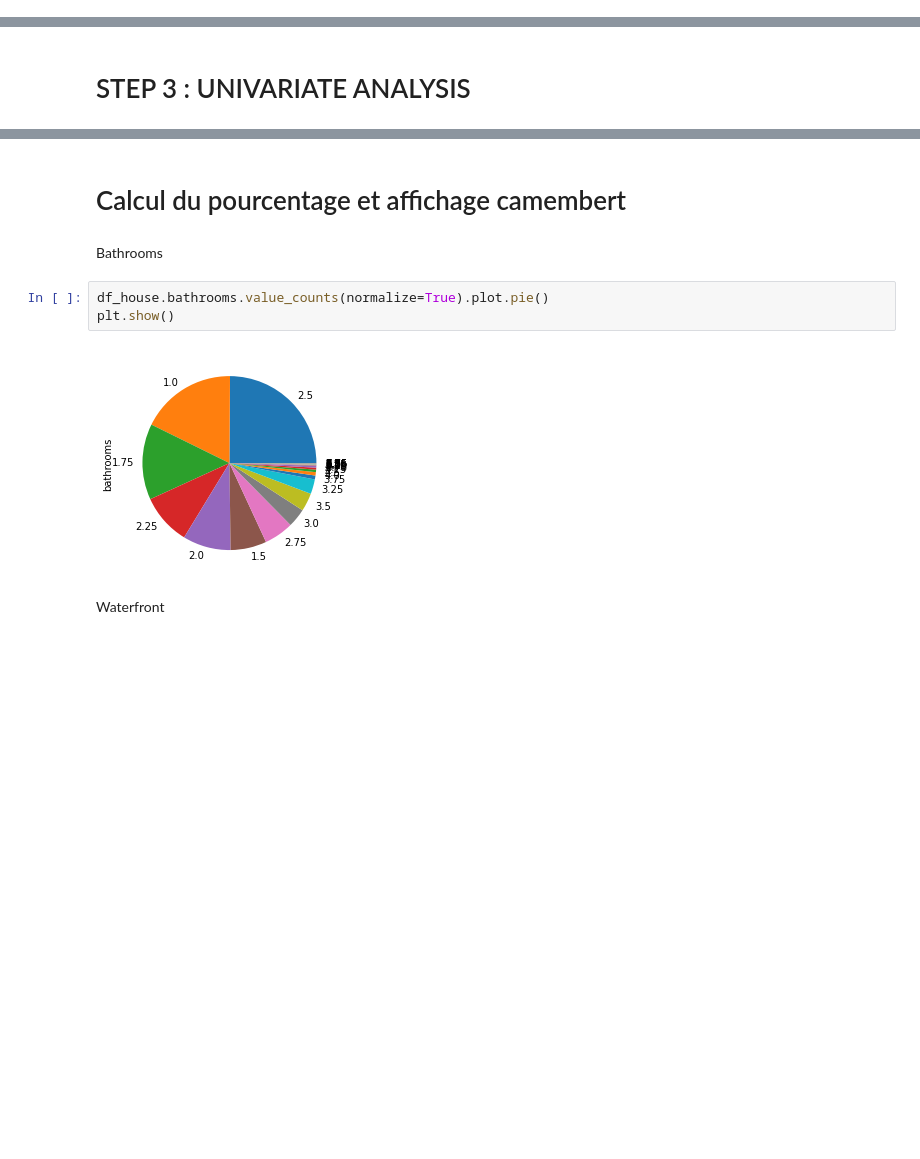
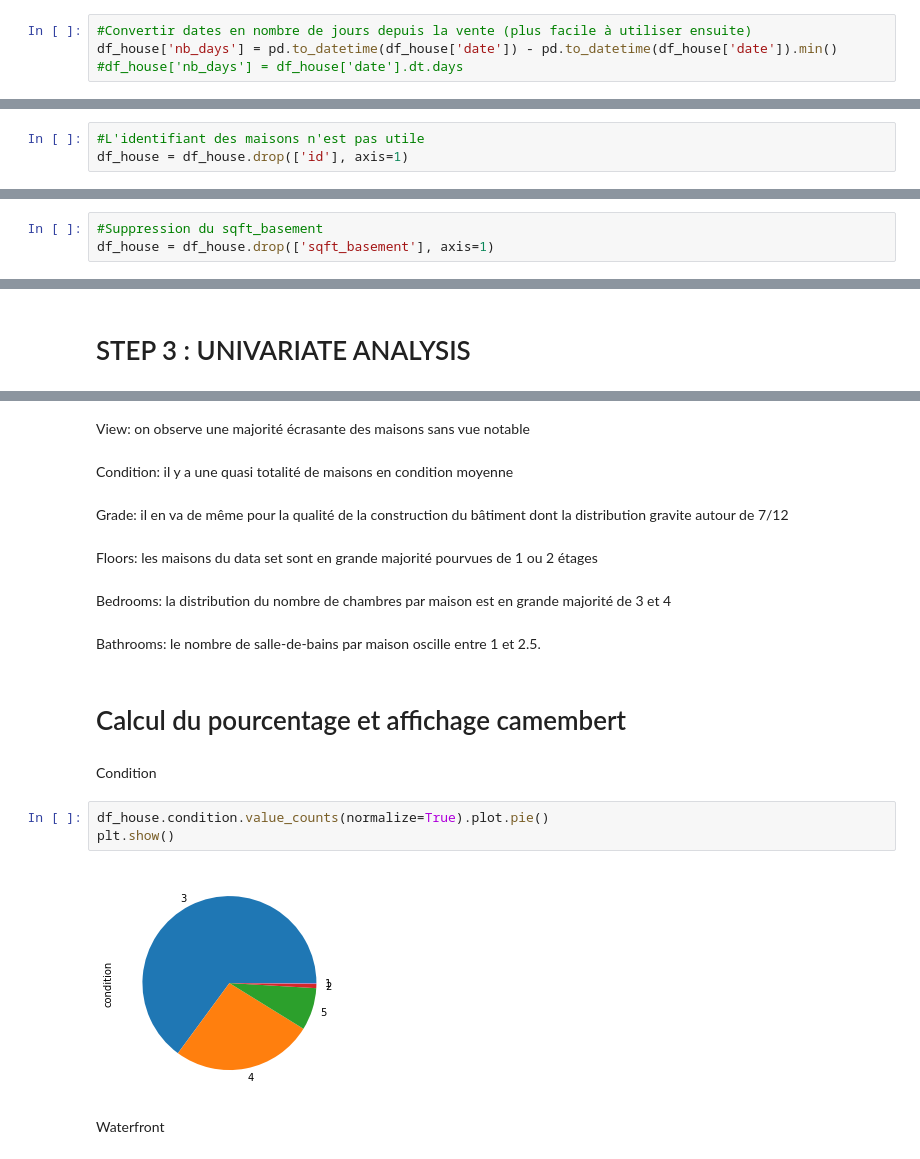
Before and after one commit to NinaNusb/Prediction_prix_maisons, a Jupyter notebook: data_cleaning_analysis.ipynb, the cells around one changed output, grey strips where cells are left out. Drawn from its saved outputs; the diff is of its cells as text; blank space fills up the shorter version.

Commit message:
Analyse data complétée

```diff
--- a/data_cleaning_analysis.ipynb
+++ b/data_cleaning_analysis.ipynb
@@ -163,3 +154,7 @@ df_house['day']=df_house.date.dt.day
+# %%
+#Convertir dates en nombre de jours depuis la vente (plus facile à utiliser ensuite)
+df_house['nb_days'] = pd.to_datetime(df_house['date']) - pd.to_datetime(df_house['date']).min()
+#df_house['nb_days'] = df_house['date'].dt.days
 # %% [markdown]
 # Transformer zipcode en str puis appliquer OneHotEncoding
 # %%
@@ -182,0 +320,3 @@ df_house_zipcode
+# %%
+#L'identifiant des maisons n'est pas utile
+df_house = df_house.drop(['id'], axis=1)
@@ -183,3 +330,6 @@ df_house_zipcode
+# %%
+#Suppression du sqft_basement
+df_house = df_house.drop(['sqft_basement'], axis=1)
 # %% [markdown]
 # Distribution empirique
 # %%
@@ -290,12 +458,24 @@ La tendance centrale, la moyenne et la médiane donnent le même résultat. Les
+# %% [markdown]
+View: on observe une majorité écrasante des maisons sans vue notable
+# %% [markdown]
+Condition: il y a une quasi totalité de maisons en condition moyenne
+# %% [markdown]
+Grade: il en va de même pour la qualité de la construction du bâtiment dont la distribution gravite autour de 7/12
+# %% [markdown]
+Floors: les maisons du data set sont en grande majorité pourvues de 1 ou 2 étages
+# %% [markdown]
+Bedrooms: la distribution du nombre de chambres par maison est en grande majorité de 3 et 4
+# %% [markdown]
+Bathrooms: le nombre de salle-de-bains par maison oscille entre 1 et 2.5.
 # %% [markdown]
 # Calcul du pourcentage et  affichage camembert
-# %% [markdown]
-Bathrooms
+# %% [markdown]
+Condition
 # %%
-df_house.bathrooms.value_counts(normalize=True).plot.pie()
+df_house.condition.value_counts(normalize=True).plot.pie()
 plt.show()
 # %% [output]
-[figure, old version]
+[figure, new version]
 # %% [markdown]
 Waterfront
 # %%
```
Also changed, not shown: parts of 49 cells of this notebook, 1 other file.
